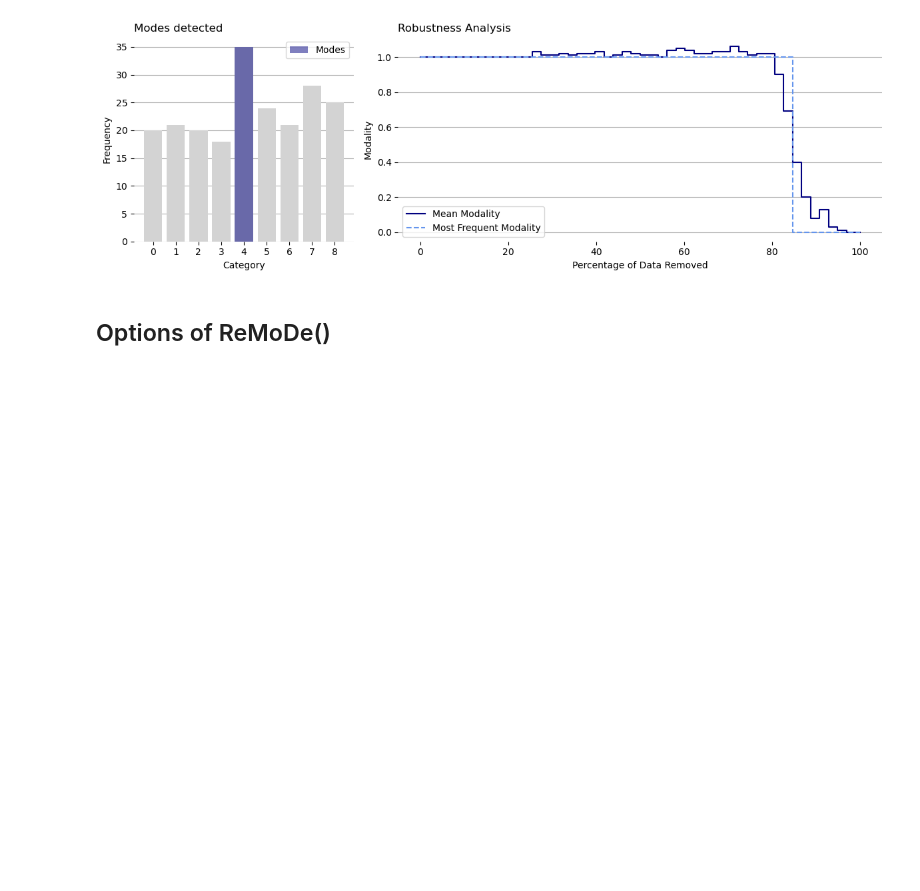
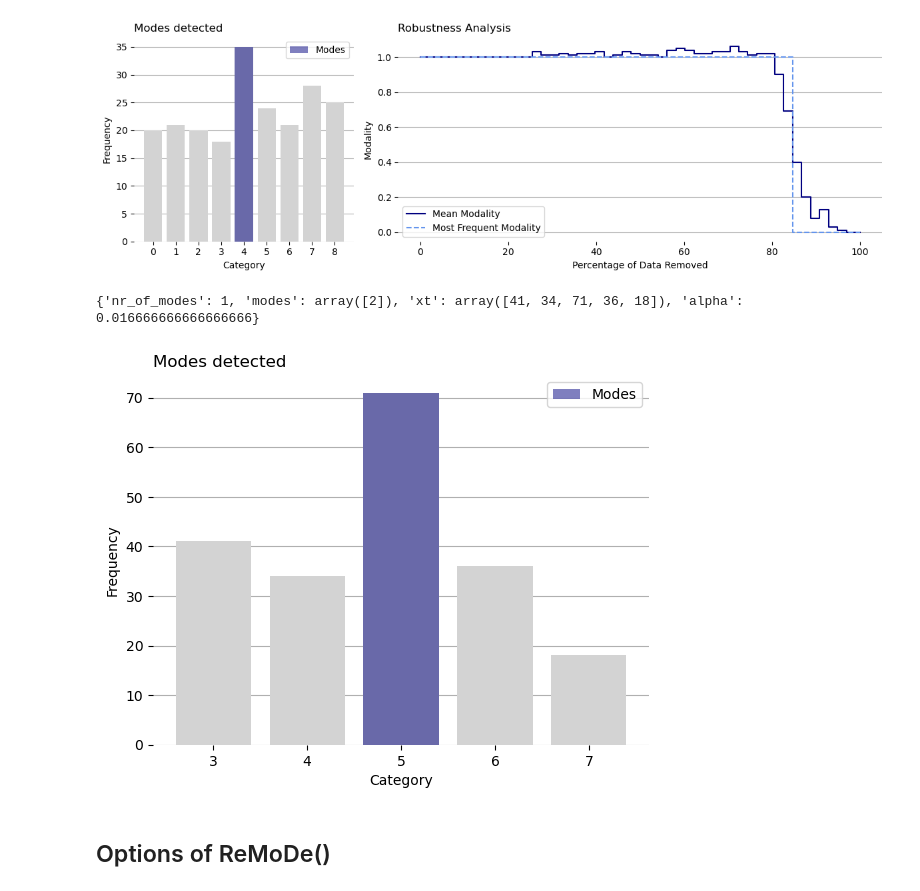
Before and after one commit to sodascience/remode, a Jupyter notebook: tutorial.ipynb, the cells around one changed output. Drawn from its saved outputs; the diff is of its cells as text; code cells hidden in the pictures; blank space fills up the shorter version.

Commit message:
add formatting example

```diff
--- a/tutorial.ipynb
+++ b/tutorial.ipynb
@@ -25,6 +26,26 @@ print(robustness["robust_until"])
 # %% [output]
 83.6734693877551
 [figure]
+# %%
+## Converting individual points to count data
+# Generate random data
+np.random.seed(0)
+data = np.random.choice(range(3, 8), 200, p=[0.2, 0.2, 0.3, 0.2, 0.1])
+
+# Start ReMoDe
+remode = ReMoDe()
+
+# Create count data
+xt_count = remode.format_data(data)
+
+# Fit the data and plot maxima
+result = remode.fit(xt_count, levels=np.arange(3, 8))
+print(result)
+
+remode.plot_maxima()
+# %% [output]
+{'nr_of_modes': 1, 'modes': array([2]), 'xt': array([41, 34, 71, 36, 18]), 'alpha': 0.016666666666666666}
+[figure, added]
 # %% [markdown]
 ## Options of  ReMoDe()
 # %%
```
Also changed, not shown: parts of 1 cell of this notebook, 1 other file.
